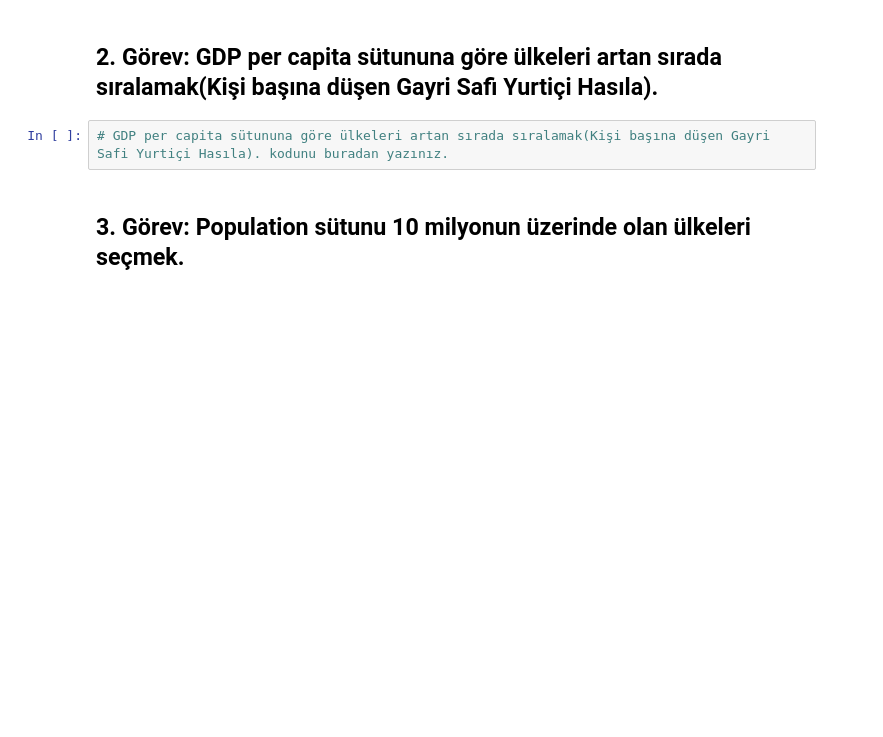
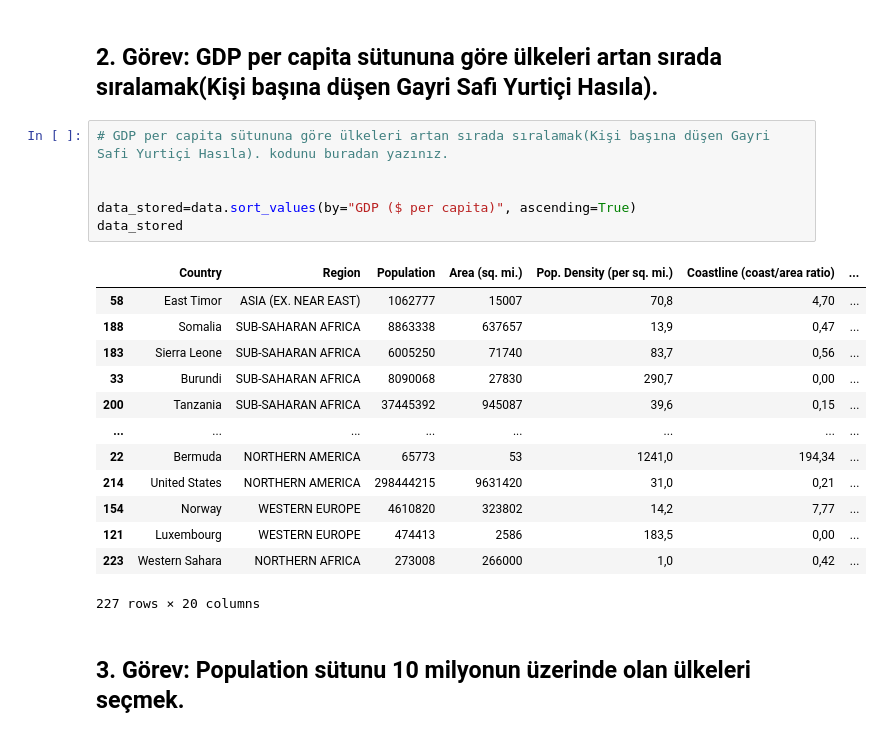
Before and after one commit to zeyneptekkk/Bootcamp_Techcareer_VeriBilmi, a Jupyter notebook: Data Science Ödev dosyası 1/Ödev 1/Veri_filtreleme_sıralama_projesi.ipynb, the cells around one changed output. Cells and saved outputs as stored; diff of their text form; blank space fills up the shorter version.

```diff
--- a/Data Science Ödev dosyası 1/Ödev 1/Veri_filtreleme_sıralama_projesi.ipynb
+++ b/Data Science Ödev dosyası 1/Ödev 1/Veri_filtreleme_sıralama_projesi.ipynb
@@ -45,6 +70,24 @@ Service: Hizmet sektörünün ekonomideki payı.
 ## 2. Görev: GDP per capita sütununa göre ülkeleri artan sırada sıralamak(Kişi başına düşen Gayri Safi Yurtiçi Hasıla).
 # %%
 # GDP per capita sütununa göre ülkeleri artan sırada sıralamak(Kişi başına düşen Gayri Safi Yurtiçi Hasıla). kodunu buradan yazınız.
+
+
+data_stored=data.sort_values(by="GDP ($ per capita)", ascending=True)
+data_stored
+# %% [output]
+|  | Country | Region | Population | Area (sq. mi.) | Pop. Density (per sq. mi.) | Coastline (coast/area ratio) | ... |
+| 58 | East Timor | ASIA (EX. NEAR EAST) | 1062777 | 15007 | 70,8 | 4,70 | ... |
+| 188 | Somalia | SUB-SAHARAN AFRICA | 8863338 | 637657 | 13,9 | 0,47 | ... |
+| 183 | Sierra Leone | SUB-SAHARAN AFRICA | 6005250 | 71740 | 83,7 | 0,56 | ... |
+| 33 | Burundi | SUB-SAHARAN AFRICA | 8090068 | 27830 | 290,7 | 0,00 | ... |
+| 200 | Tanzania | SUB-SAHARAN AFRICA | 37445392 | 945087 | 39,6 | 0,15 | ... |
+| ... | ... | ... | ... | ... | ... | ... | ... |
+| 22 | Bermuda | NORTHERN AMERICA | 65773 | 53 | 1241,0 | 194,34 | ... |
+| 214 | United States | NORTHERN AMERICA | 298444215 | 9631420 | 31,0 | 0,21 | ... |
+| 154 | Norway | WESTERN EUROPE | 4610820 | 323802 | 14,2 | 7,77 | ... |
+| 121 | Luxembourg | WESTERN EUROPE | 474413 | 2586 | 183,5 | 0,00 | ... |
+| 223 | Western Sahara | NORTHERN AFRICA | 273008 | 266000 | 1,0 | 0,42 | ... |
+227 rows × 20 columns
 # %% [markdown]
 ## 3. Görev: Population sütunu 10 milyonun üzerinde olan ülkeleri seçmek.
 # %%
```
Also changed, not shown: parts of 6 cells of this notebook.
